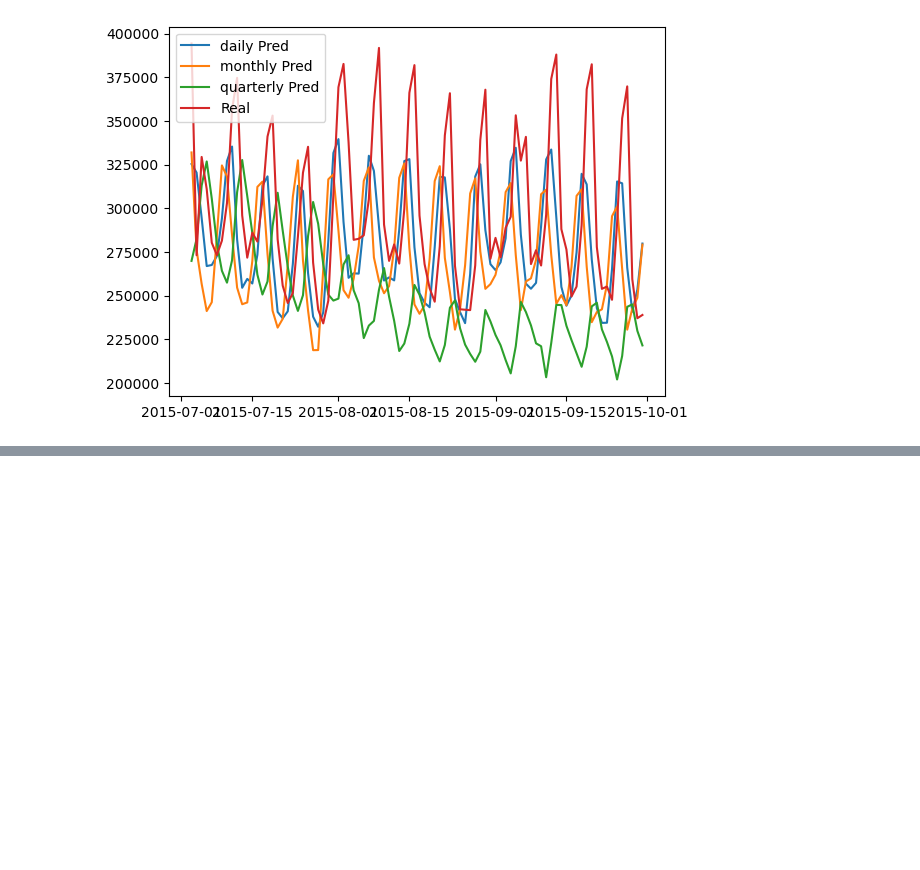
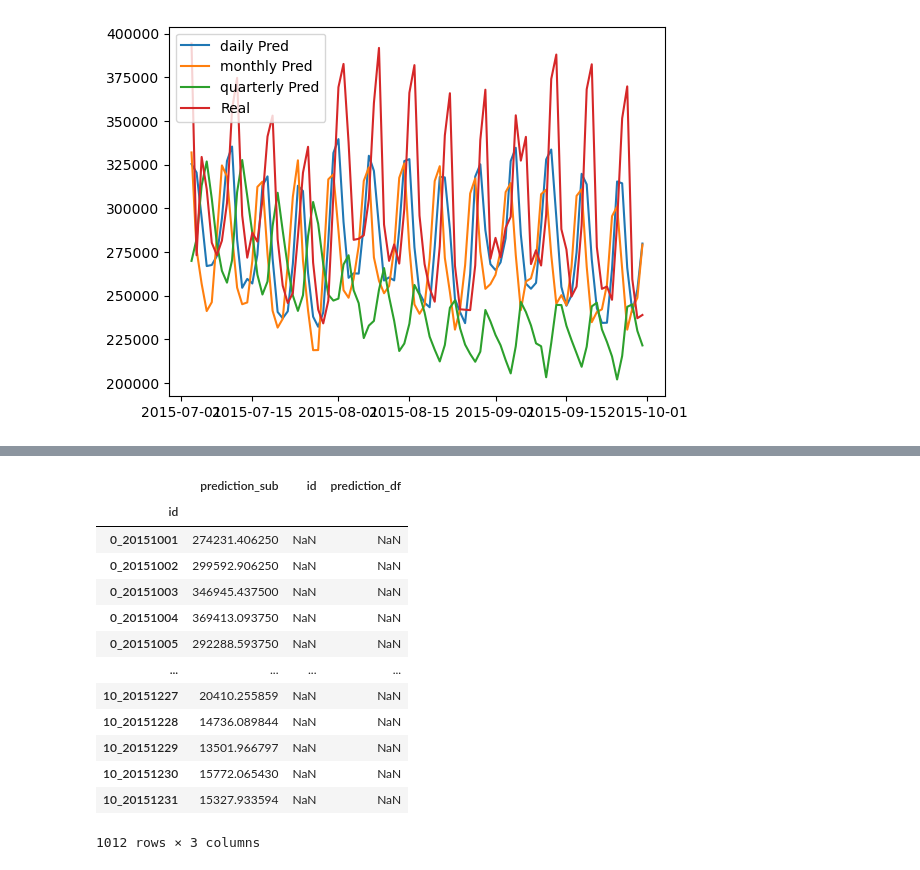
Before and after one commit to davidavivb/AdvancedML_Project, a Jupyter notebook: project.ipynb, the cells around one changed output, grey strips where cells are left out. Cells and saved outputs as stored; diff of their text form; code cells hidden in the pictures; blank space fills up the shorter version.

```diff
--- a/project.ipynb
+++ b/project.ipynb
@@ -318,0 +545,3 @@ plt.show()
+# %%
+df= pd.read_csv('forecast_submission.csv')
+df
@@ -318,0 +562,20 @@ plt.show()
+# %%
+my_sub = output[['id', 'pred_revenue']].rename(columns = {'pred_revenue': 'prediction'}).set_index('id')
+df.set_index('id')
+final_df = my_sub.join(df, lsuffix='_sub', rsuffix='_df')
+final_df
+# %% [output]
+|  | prediction_sub | id | prediction_df |
+| id |  |  |  |
+| 0_20151001 | 274231.406250 | NaN | NaN |
+| 0_20151002 | 299592.906250 | NaN | NaN |
+| 0_20151003 | 346945.437500 | NaN | NaN |
+| 0_20151004 | 369413.093750 | NaN | NaN |
+| 0_20151005 | 292288.593750 | NaN | NaN |
+| ... | ... | ... | ... |
+| 10_20151227 | 20410.255859 | NaN | NaN |
+| 10_20151228 | 14736.089844 | NaN | NaN |
+| 10_20151229 | 13501.966797 | NaN | NaN |
+| 10_20151230 | 15772.065430 | NaN | NaN |
+| 10_20151231 | 15327.933594 | NaN | NaN |
+1012 rows × 3 columns
```
Also changed, not shown: parts of 14 cells of this notebook.
